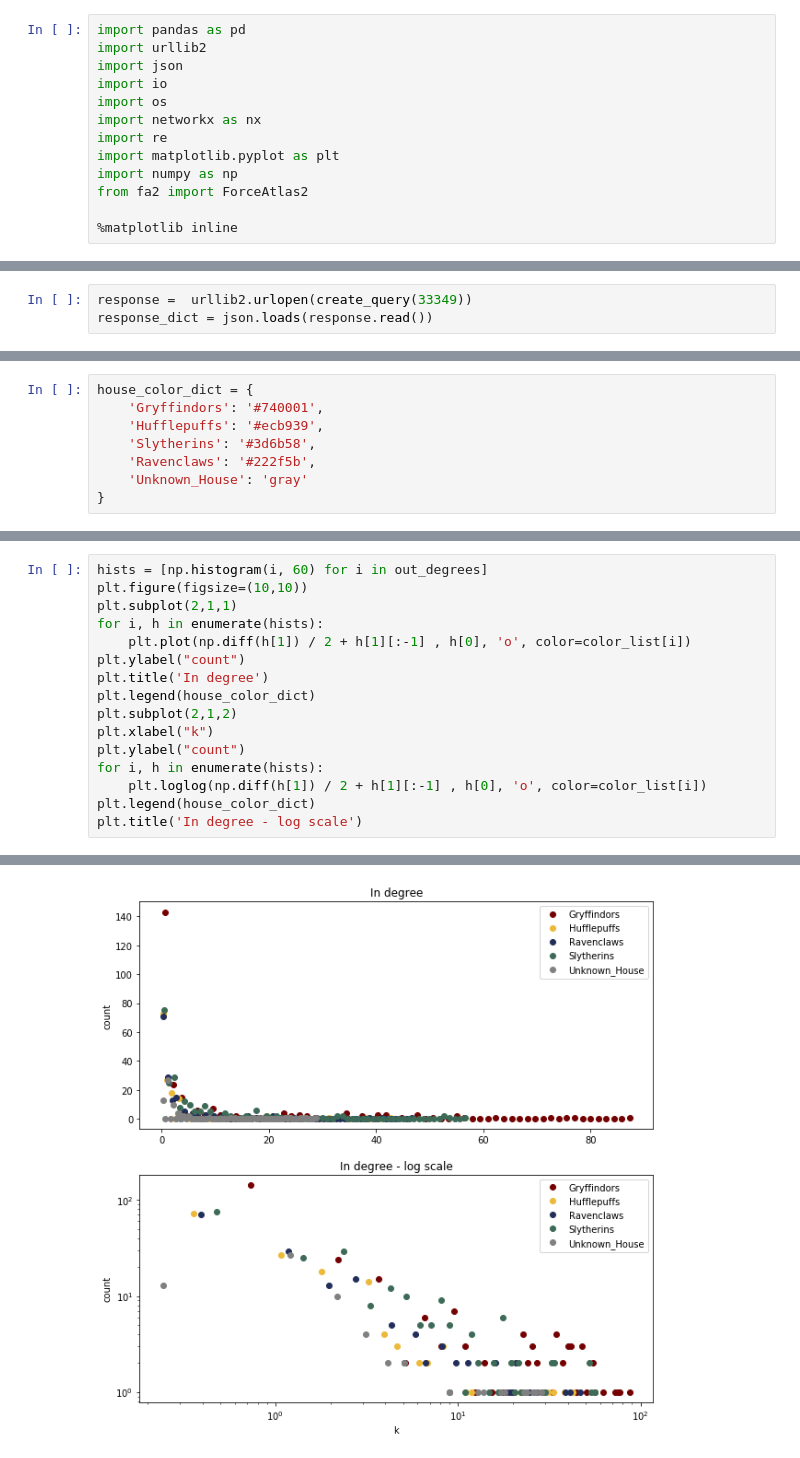
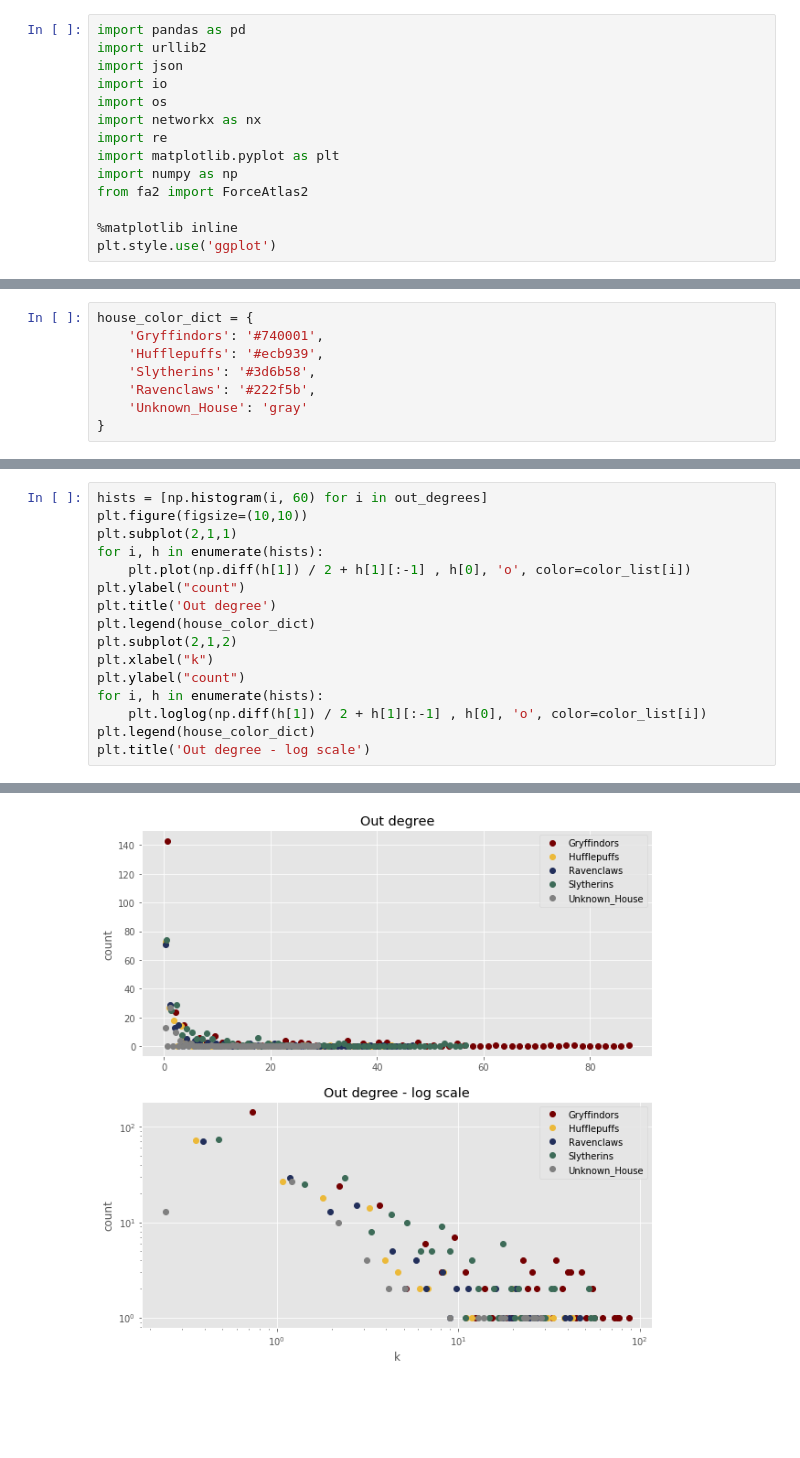
Before and after one commit to ThomasOerkild/TheSocialNetworkOfHogwarts, a Jupyter notebook: GenerateGraphAndPlots.ipynb, the cells around one changed output, grey strips where cells are left out. Drawn from its saved outputs; the diff is of its cells as text; blank space fills up the shorter version.

```diff
--- a/GenerateGraphAndPlots.ipynb
+++ b/GenerateGraphAndPlots.ipynb
@@ -11,6 +11,7 @@ import numpy as np
 from fa2 import ForceAtlas2
 
 %matplotlib inline
+plt.style.use('ggplot')
 # %%
 df = pd.read_csv('./character.csv')
 # %%
@@ -27,9 +28,6 @@ basequery = 'http://harrypotter.wikia.com/api.php?action=query&format=json&prop=
 
 def create_query(pageid):
     return basequery+'&pageids='+str(pageid)
-# %%
-response =  urllib2.urlopen(create_query(33349))
-response_dict = json.loads(response.read())
 # %%
 def format_filename(name):
     return os.path.join('data/%s.json') % (name)
@@ -191,7 +181,7 @@ plt.subplot(2,1,1)
 for i, h in enumerate(hists):
     plt.plot(np.diff(h[1]) / 2 + h[1][:-1] , h[0], 'o', color=color_list[i])
 plt.ylabel("count")
-plt.title('In degree')
+plt.title('Out degree')
 plt.legend(house_color_dict)
 plt.subplot(2,1,2)
 plt.xlabel("k")
@@ -199,5 +189,5 @@ plt.ylabel("count")
 for i, h in enumerate(hists):
     plt.loglog(np.diff(h[1]) / 2 + h[1][:-1] , h[0], 'o', color=color_list[i])
 plt.legend(house_color_dict)
-plt.title('In degree - log scale')
+plt.title('Out degree - log scale')
 # %% [output]
@@ -205 +195 @@ Text(0.5,1,'In degree - log scale')
-[figure, old version]
+[figure, new version]
```
Also changed, not shown: parts of 37 cells of this notebook, 1 other file.
